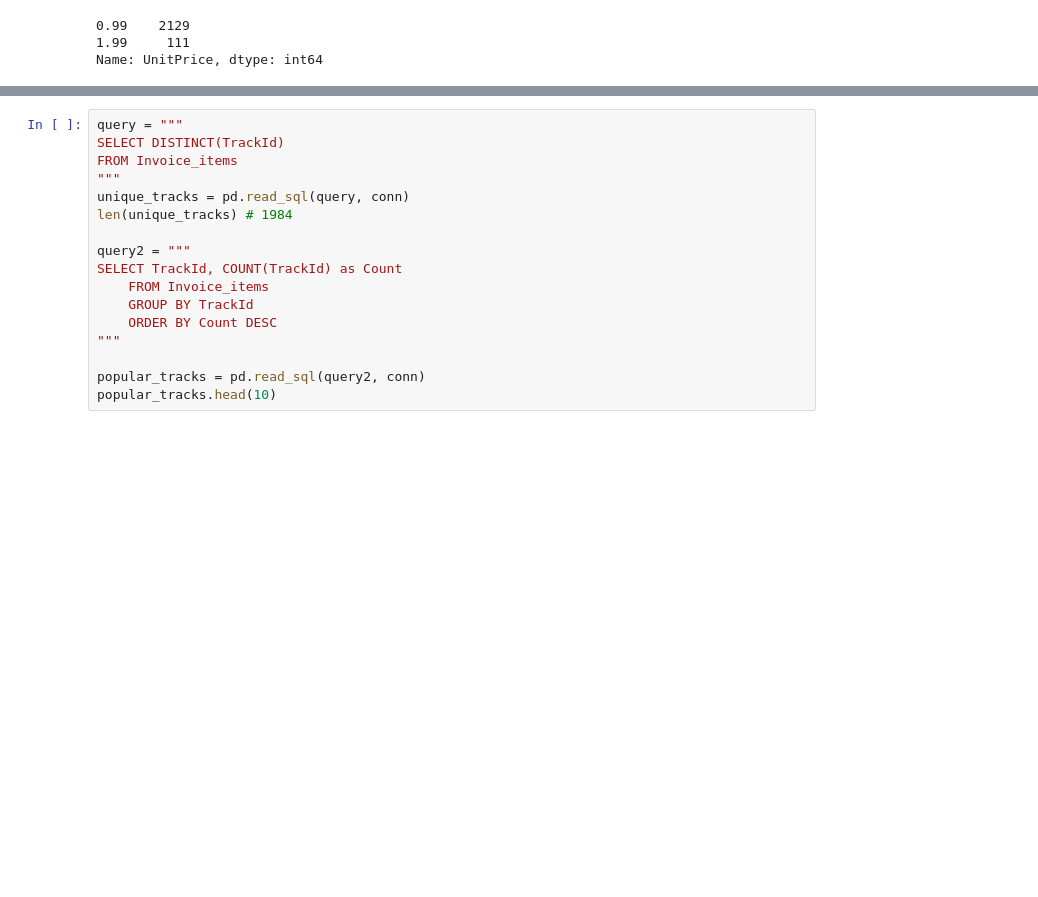
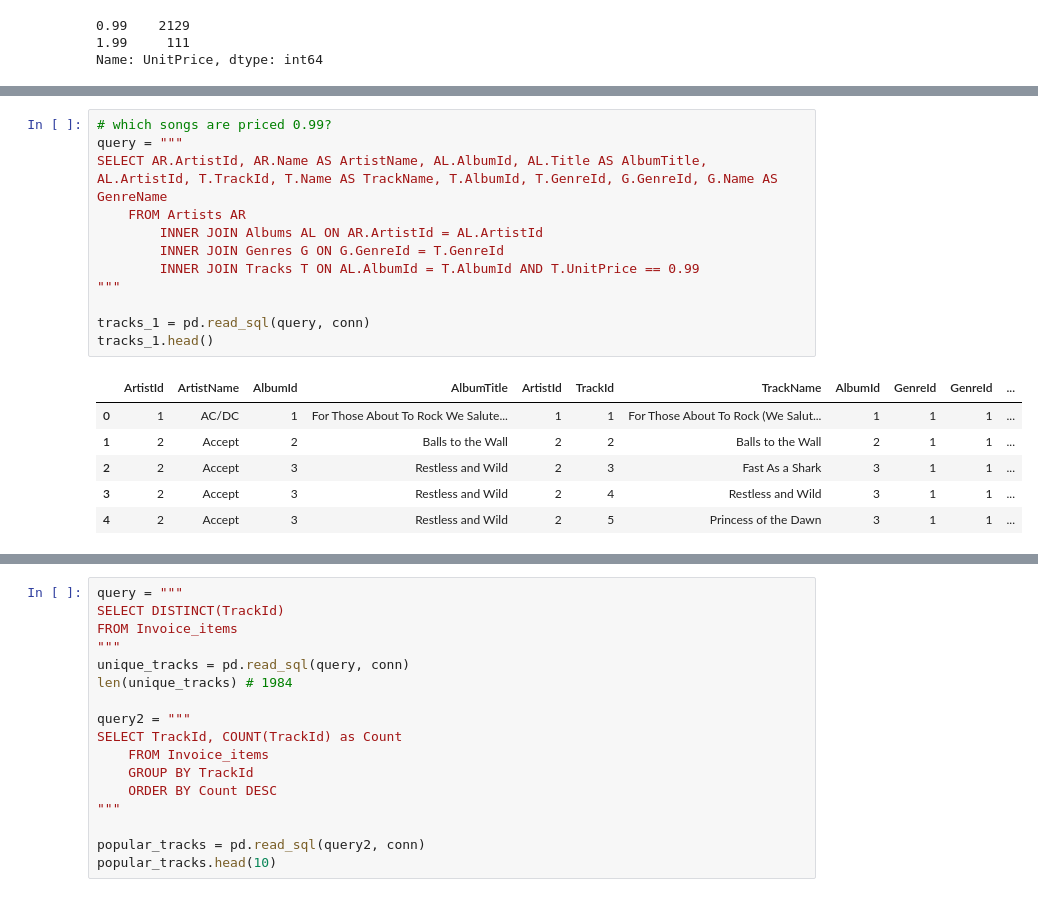
Before and after one commit to alinasansevich/chinook_SQLite_db_analysis, a Jupyter notebook: Chinook_SQLite_database_analysis.ipynb, the cells around one changed output, grey strips where cells are left out. Drawn from its saved outputs; the diff is of its cells as text; blank space fills up the shorter version.

```diff
--- a/Chinook_SQLite_database_analysis.ipynb
+++ b/Chinook_SQLite_database_analysis.ipynb
@@ -237,0 +253,19 @@ Name: UnitPrice, dtype: int64
+# %%
+# which songs are priced 0.99?
+query = """
+SELECT AR.ArtistId, AR.Name AS ArtistName, AL.AlbumId, AL.Title AS AlbumTitle, AL.ArtistId, T.TrackId, T.Name AS TrackName, T.AlbumId, T.GenreId, G.GenreId, G.Name AS GenreName
+    FROM Artists AR
+        INNER JOIN Albums AL ON AR.ArtistId = AL.ArtistId
+        INNER JOIN Genres G ON G.GenreId = T.GenreId
+        INNER JOIN Tracks T ON AL.AlbumId = T.AlbumId AND T.UnitPrice == 0.99
+"""
+
+tracks_1 = pd.read_sql(query, conn)
+tracks_1.head()
+# %% [output]
+|  | ArtistId | ArtistName | AlbumId | AlbumTitle | ArtistId | TrackId | TrackName | AlbumId | GenreId | GenreId | ... |
+| 0 | 1 | AC/DC | 1 | For Those About To Rock We Salute... | 1 | 1 | For Those About To Rock (We Salut... | 1 | 1 | 1 | ... |
+| 1 | 2 | Accept | 2 | Balls to the Wall | 2 | 2 | Balls to the Wall | 2 | 1 | 1 | ... |
+| 2 | 2 | Accept | 3 | Restless and Wild | 2 | 3 | Fast As a Shark | 3 | 1 | 1 | ... |
+| 3 | 2 | Accept | 3 | Restless and Wild | 2 | 4 | Restless and Wild | 3 | 1 | 1 | ... |
+| 4 | 2 | Accept | 3 | Restless and Wild | 2 | 5 | Princess of the Dawn | 3 | 1 | 1 | ... |
```
Also changed, not shown: parts of 15 cells of this notebook.
